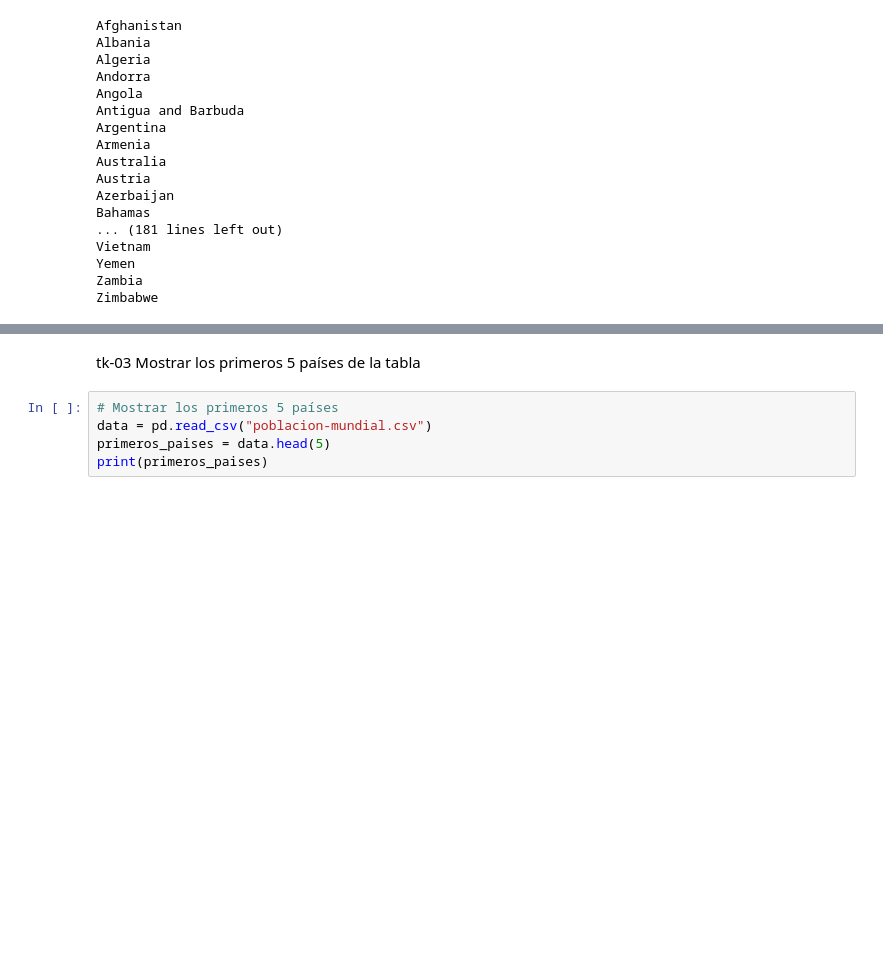
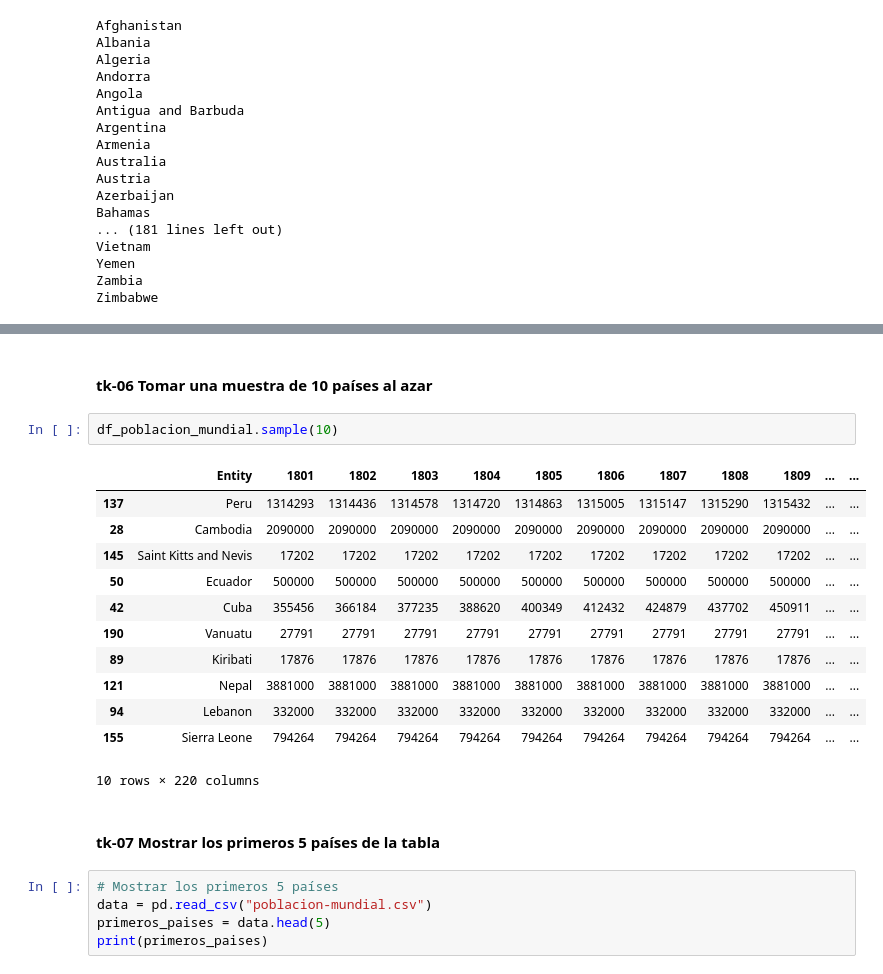
Before and after one commit to Marianod2003/prodat17, a Jupyter notebook: PoblacionMundial.ipynb, the cells around one changed output, grey strips where cells are left out. Saved outputs shown, nothing was run; the diff lists cells and outputs as text; blank space fills up the shorter version.

```diff
--- a/PoblacionMundial.ipynb
+++ b/PoblacionMundial.ipynb
@@ -61,5 +75,22 @@ Zimbabwe
+# %% [markdown]
+ #### **tk-06** Tomar una muestra de 10 países al azar
+# %%
+df_poblacion_mundial.sample(10)
+# %% [output]
+|  | Entity | 1801 | 1802 | 1803 | 1804 | 1805 | 1806 | 1807 | 1808 | 1809 | ... | ... |
+| 137 | Peru | 1314293 | 1314436 | 1314578 | 1314720 | 1314863 | 1315005 | 1315147 | 1315290 | 1315432 | ... | ... |
+| 28 | Cambodia | 2090000 | 2090000 | 2090000 | 2090000 | 2090000 | 2090000 | 2090000 | 2090000 | 2090000 | ... | ... |
+| 145 | Saint Kitts and Nevis | 17202 | 17202 | 17202 | 17202 | 17202 | 17202 | 17202 | 17202 | 17202 | ... | ... |
+| 50 | Ecuador | 500000 | 500000 | 500000 | 500000 | 500000 | 500000 | 500000 | 500000 | 500000 | ... | ... |
+| 42 | Cuba | 355456 | 366184 | 377235 | 388620 | 400349 | 412432 | 424879 | 437702 | 450911 | ... | ... |
+| 190 | Vanuatu | 27791 | 27791 | 27791 | 27791 | 27791 | 27791 | 27791 | 27791 | 27791 | ... | ... |
+| 89 | Kiribati | 17876 | 17876 | 17876 | 17876 | 17876 | 17876 | 17876 | 17876 | 17876 | ... | ... |
+| 121 | Nepal | 3881000 | 3881000 | 3881000 | 3881000 | 3881000 | 3881000 | 3881000 | 3881000 | 3881000 | ... | ... |
+| 94 | Lebanon | 332000 | 332000 | 332000 | 332000 | 332000 | 332000 | 332000 | 332000 | 332000 | ... | ... |
+| 155 | Sierra Leone | 794264 | 794264 | 794264 | 794264 | 794264 | 794264 | 794264 | 794264 | 794264 | ... | ... |
+10 rows × 220 columns
 # %% [markdown]
-tk-03 Mostrar los primeros 5 países de la tabla
+#### __tk-07__ Mostrar los primeros 5 países de la tabla
 # %%
 # Mostrar los primeros 5 países
 data = pd.read_csv("poblacion-mundial.csv")
```
Also changed, not shown: parts of 31 cells of this notebook.
